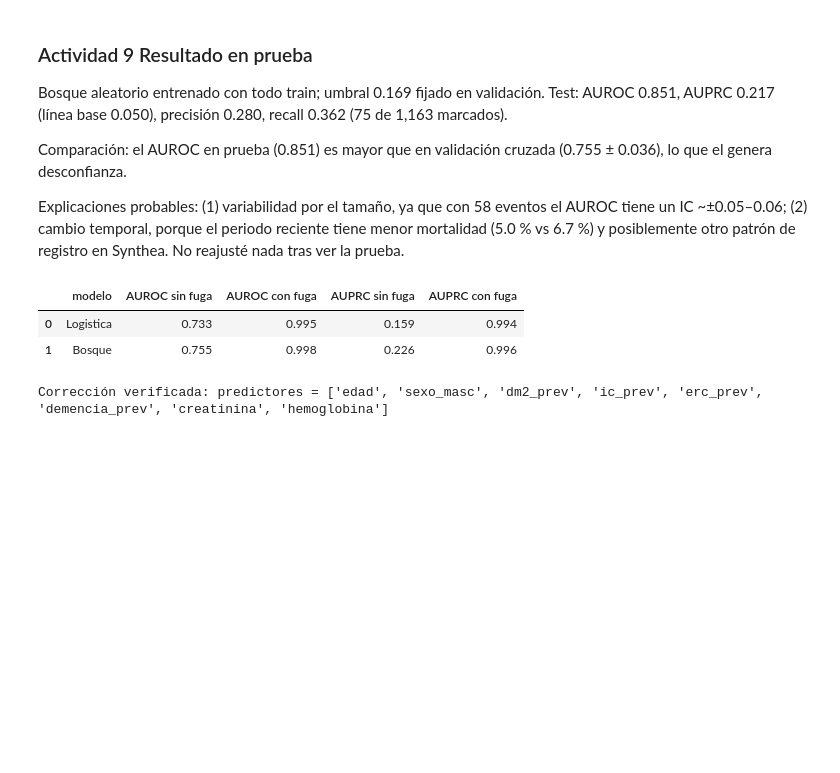
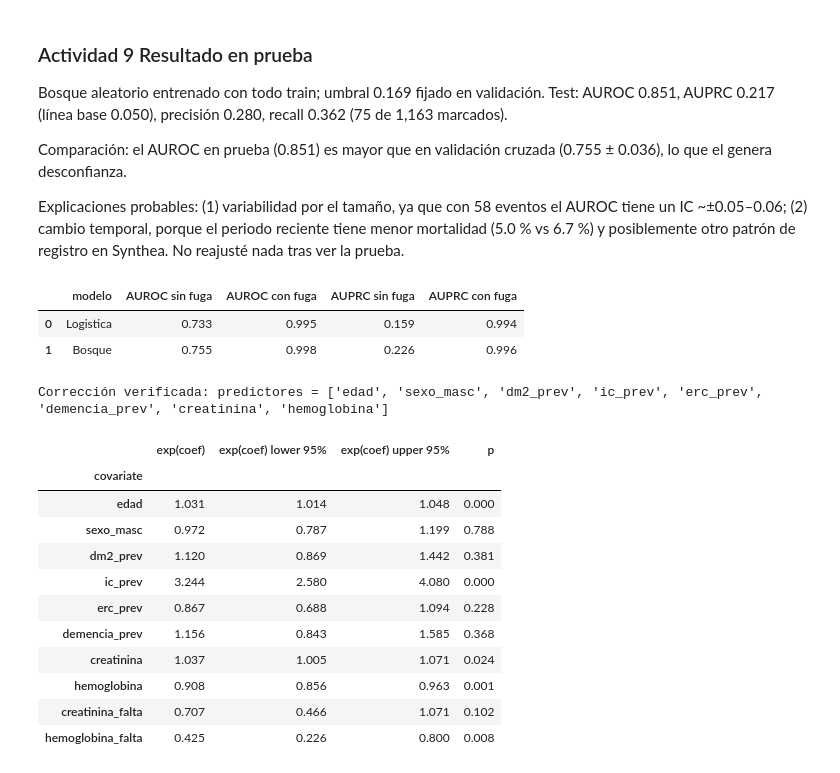
Before and after one commit to alejandroeliu-sys/curso-ciencia-datos-entregas, a Jupyter notebook: s22-ml-fundamentos-sklearn/tu-entrega/modelo_base.ipynb, the cells around one changed output. Drawn from its saved outputs; the diff is of its cells as text; code cells hidden in the pictures; blank space fills up the shorter version.

```diff
--- a/s22-ml-fundamentos-sklearn/tu-entrega/modelo_base.ipynb
+++ b/s22-ml-fundamentos-sklearn/tu-entrega/modelo_base.ipynb
@@ -222,3 +222,36 @@ assert 'dias_seguimiento' not in X_cols, 'FUGA: variable post-índice en predict
 print('Corrección verificada: predictores =', X_cols)
 # %% [output]
 Corrección verificada: predictores = ['edad', 'sexo_masc', 'dm2_prev', 'ic_prev', 'erc_prev', 'demencia_prev', 'creatinina', 'hemoglobina']
+# %%
+from lifelines import CoxPHFitter
+from lifelines.utils import concordance_index
+from lifelines.statistics import proportional_hazard_test
+
+def preparar(d, medianas):
+    X = d[X_cols].copy()
+    for col in ['creatinina', 'hemoglobina']:
+        X[col + '_falta'] = X[col].isna().astype(int)
+        X[col] = X[col].fillna(medianas[col])
+    return X
+# %%
+med = train[['creatinina', 'hemoglobina']].median()
+datos_cox = preparar(train, med)
+datos_cox['T'] = train['dias_seguimiento']
+datos_cox['E'] = train['muerte_90d']
+
+cph = CoxPHFitter(penalizer=0.01)
+cph.fit(datos_cox, duration_col='T', event_col='E')
+cph.summary[['exp(coef)', 'exp(coef) lower 95%', 'exp(coef) upper 95%', 'p']].round(3)
+# %% [output]
+|  | exp(coef) | exp(coef) lower 95% | exp(coef) upper 95% | p |
+| covariate |  |  |  |  |
+| edad | 1.031 | 1.014 | 1.048 | 0.000 |
+| sexo_masc | 0.972 | 0.787 | 1.199 | 0.788 |
+| dm2_prev | 1.120 | 0.869 | 1.442 | 0.381 |
+| ic_prev | 3.244 | 2.580 | 4.080 | 0.000 |
+| erc_prev | 0.867 | 0.688 | 1.094 | 0.228 |
+| demencia_prev | 1.156 | 0.843 | 1.585 | 0.368 |
+| creatinina | 1.037 | 1.005 | 1.071 | 0.024 |
+| hemoglobina | 0.908 | 0.856 | 0.963 | 0.001 |
+| creatinina_falta | 0.707 | 0.466 | 1.071 | 0.102 |
+| hemoglobina_falta | 0.425 | 0.226 | 0.800 | 0.008 |
```
Also changed, not shown: parts of 3 cells of this notebook.
